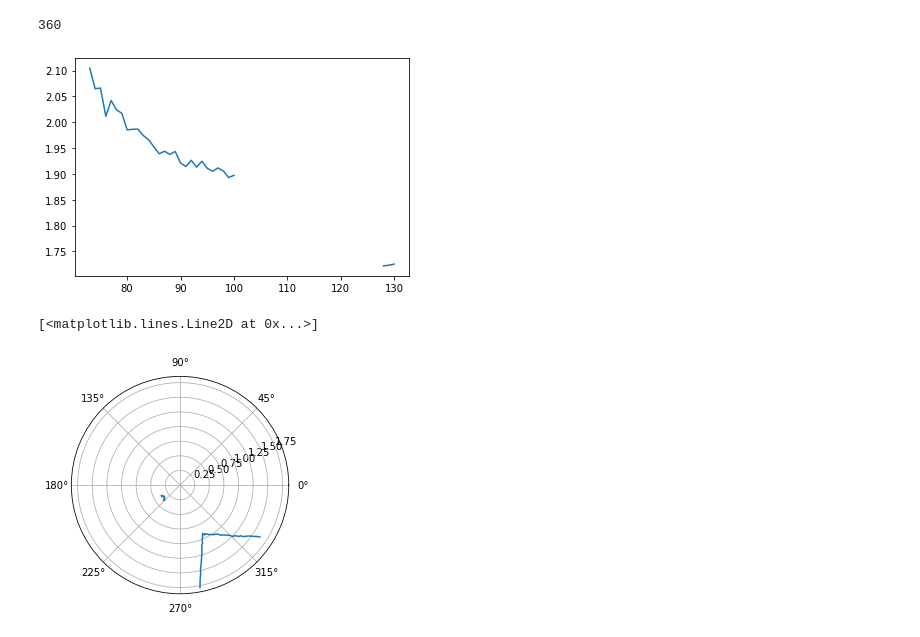
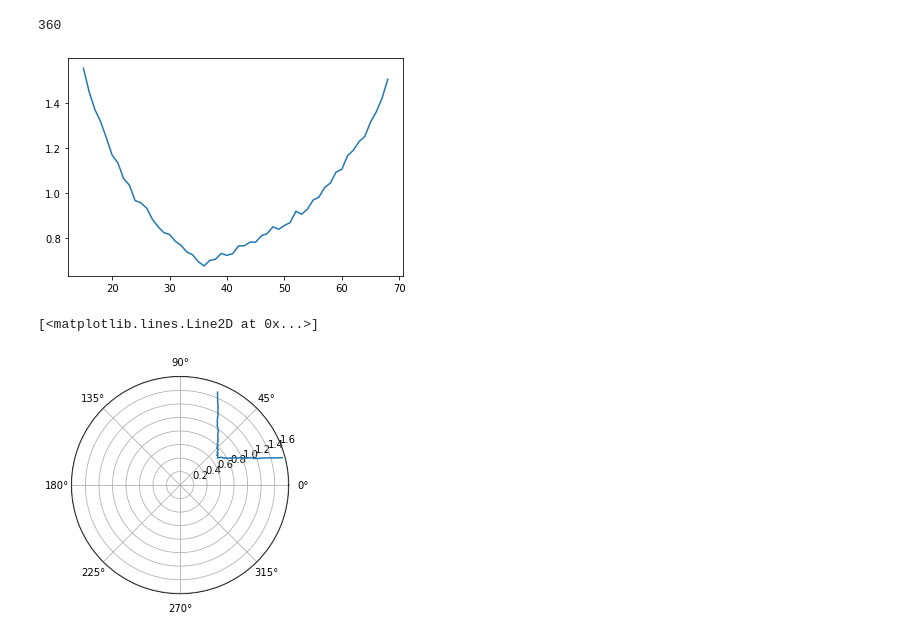
Before and after one commit to matheusfy/ROS, a Jupyter notebook: src/carro_autonomo/script/Lidar.ipynb, the cells around one changed output. Drawn from its saved outputs; the diff is of its cells as text; code cells hidden in the pictures.

```diff
--- a/src/carro_autonomo/script/Lidar.ipynb
+++ b/src/carro_autonomo/script/Lidar.ipynb
@@ -22,18 +22,12 @@ class Lidar:
         # @param 1 : O topico
         # @param 2 : O objeto do Topico (LaserScan)
         # @param 3 : a função de callback
-        rospy.Subscriber('/tb3_0/scan', LaserScan, self.update_tb0)
-        self.scan_tb0 = LaserScan()
-
-        rospy.Subscriber('/tb3_1/scan', LaserScan, self.update_tb1)
-        self.scan_tb1 = LaserScan()
+        rospy.Subscriber('/scan', LaserScan, self.update)
+        self.scan = LaserScan()
 
 
-    def update_tb0(self, msg):
-        self.scan_tb0 = msg
-
-    def update_tb1(self, msg):
-        self.scan_tb1 = msg
+    def update(self, msg):
+        self.scan = msg
 # %%
 LIDAR = Lidar()
 # %%
@@ -64,16 +58,16 @@ len(LIDAR.scan_tb1.ranges)
 import matplotlib.pyplot as plt
 import numpy as np
 # %%
-plt.plot(LIDAR.scan_tb1.ranges)
+plt.plot(LIDAR.scan.ranges)
 plt.show()
 # %% [output]
-[figure, old version]
+[figure, new version]
 # %%
 angulos = [i for i in range(0,360)]
 angulos = np.deg2rad(angulos)
 
 ax = plt.subplot(111, projection='polar')
-ax.plot(angulos, LIDAR.scan_tb0.ranges)
+ax.plot(angulos, LIDAR.scan.ranges)
 # %% [output]
 [<matplotlib.lines.Line2D at 0x...>]
-[figure, old version]
+[figure, new version]
```
Also changed, not shown: parts of 3 cells of this notebook, 1 other file.
